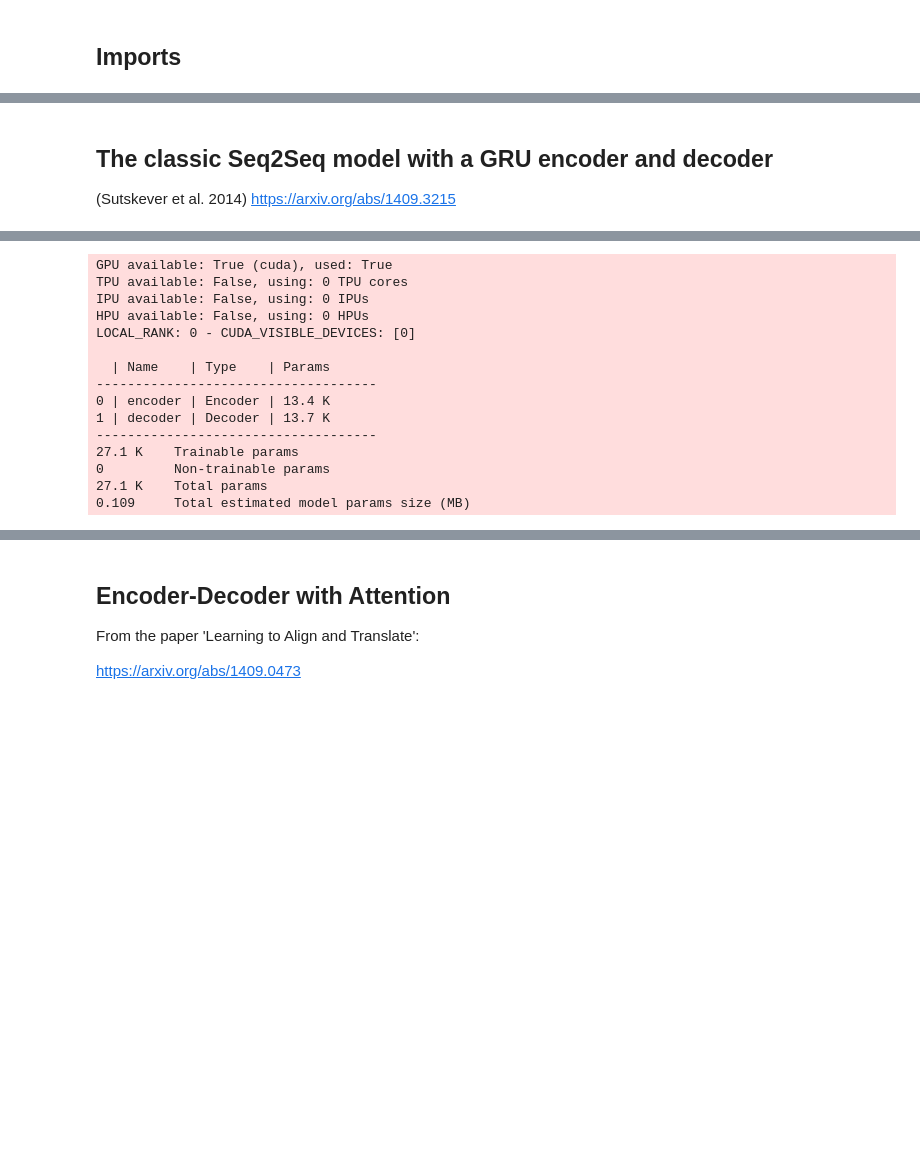
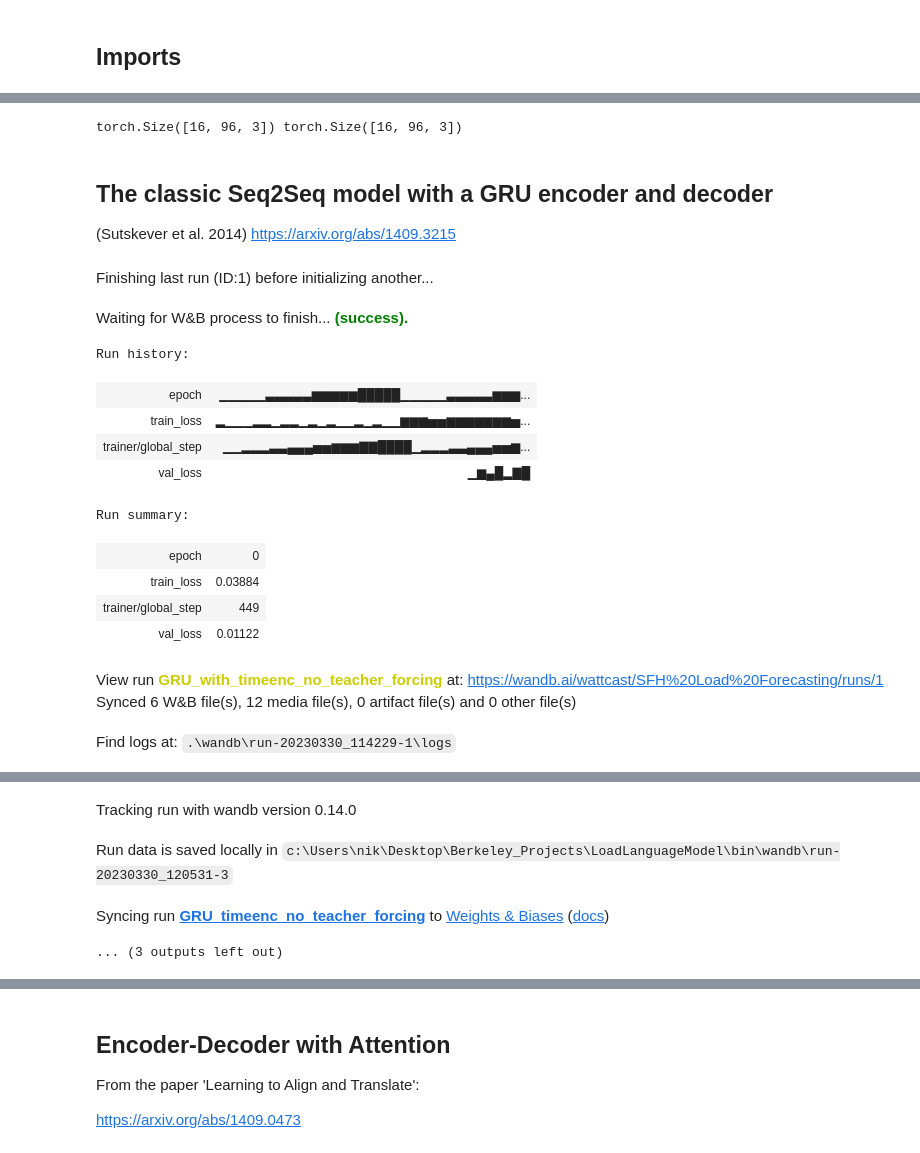
Before and after one commit to NikolausHouben/LoadLanguageModel, a Jupyter notebook: bin/seq2seq_1.ipynb, the cells around one changed output, grey strips where cells are left out. Cells and saved outputs as stored; diff of their text form; code cells hidden in the pictures; blank space fills up the shorter version.

Commit message:
Integrated timeencodings

```diff
--- a/bin/seq2seq_1.ipynb
+++ b/bin/seq2seq_1.ipynb
@@ -110,12 +130,18 @@ class ElectricalLoadDataLoader(DataLoader):
         output_tensor = torch.FloatTensor(output_chunks)
         return input_tensor, output_tensor
 # %%
-train = ElectricalLoadDataset(data_dir='../data', input_chunk_size=96, output_chunk_size=96, split='train', train_ratio=0.8, val_ratio=0.1, test_ratio=0.1, timeenc=True)
+train = ElectricalLoadDataset(data_dir='../data', input_chunk_size=96, output_chunk_size=96, split='train', train_ratio=0.8, val_ratio=0.1, test_ratio=0.1, timeenc=1)
 train_loader = ElectricalLoadDataLoader(train, batch_size=16, shuffle=True)
-val = ElectricalLoadDataset(data_dir='../data', scaler = train.scaler, input_chunk_size=96, output_chunk_size=96, split='val', train_ratio=0.8, val_ratio=0.1, test_ratio=0.1, timeenc=True)
+val = ElectricalLoadDataset(data_dir='../data', scaler = train.scaler, input_chunk_size=96, output_chunk_size=96, split='val', train_ratio=0.8, val_ratio=0.1, test_ratio=0.1,  timeenc=1)
 val_loader = ElectricalLoadDataLoader(val, batch_size=16, shuffle=True)
-test = ElectricalLoadDataset(data_dir='../data', scaler = train.scaler, input_chunk_size=96, output_chunk_size=96, split='test', train_ratio=0.8, val_ratio=0.1, test_ratio=0.1, timeenc=True)
+test = ElectricalLoadDataset(data_dir='../data', scaler = train.scaler, input_chunk_size=96, output_chunk_size=96, split='test', train_ratio=0.8, val_ratio=0.1, test_ratio=0.1,  timeenc=1)
 test_loader = ElectricalLoadDataLoader(test, batch_size=16, shuffle=False)
+# %%
+for i , (input_chunk, output_chunk) in enumerate(train_loader):
+    print(input_chunk.shape, output_chunk.shape)
+    break
+# %% [output]
+torch.Size([16, 96, 3]) torch.Size([16, 96, 3])
 # %% [markdown]
 ## The classic Seq2Seq model with a GRU encoder and decoder
 
@@ -238,7 +263,27 @@ class Seq2Seq(LightningModule):
 # %%
+device = torch.device('cuda:0' if torch.cuda.is_available() else 'cpu')
+enc = Encoder(input_size=3, hidden_size=128, num_layers=1, dropout=0.2)
+dec = Decoder(input_size=3, hidden_size=128, num_layers=1)
+model = Seq2Seq(enc, dec)
 
-device = torch.device('cuda:0' if torch.cuda.is_available() else 'cpu')
-enc = Encoder(input_size=4 , hidden_size=64, num_layers=1, dropout=0.2)
-dec = Decoder(input_size=4, hidden_size=64, num_layers=1)
-model = Seq2Seq(enc, dec)
-wandb_logger = WandbLogger(project = 'SFH Load Forecasting', name = "GRU_classic_with_timeenc_no_teacher_forcing")
+wandb_logger = WandbLogger(project = 'SFH Load Forecasting', name = "GRU_timeenc_no_teacher_forcing", id = "3")
+
+cbs = [EarlyStopping(monitor='val_loss')]
+trainer = pl.Trainer(max_epochs=20, logger = wandb_logger, gpus=1 if torch.cuda.is_available() else 0, callbacks=cbs)
+trainer.fit(model, train_dataloaders=train_loader, val_dataloaders=val_loader)
+# %% [output]
+Finishing last run (ID:1) before initializing another...
+Waiting for W&B process to finish... (success).
+Run history:
+| epoch | ▁▁▁▁▁▃▃▃▃▃▆▆▆▆▆█████▁▁▁▁▁▃▃▃▃▃▆▆▆... |
+| train_loss | ▂▁▁▁▂▂▁▂▂▁▂▁▂▁▁▂▁▂▁▁▆▆▆▅▅▆▆▆▆▆▆▆▅... |
+| trainer/global_step | ▁▁▂▂▂▃▃▄▄▄▅▅▆▆▆▇▇████▁▂▂▂▃▃▄▄▄▅▅▆... |
+| val_loss | ▁▆▄█▂▇█ |
+Run summary:
+| epoch | 0 |
+| train_loss | 0.03884 |
+| trainer/global_step | 449 |
+| val_loss | 0.01122 |
+View run GRU_with_timeenc_no_teacher_forcing at: https://wandb.ai/wattcast/SFH%20Load%20Forecasting/runs/1
+Synced 6 W&B file(s), 12 media file(s), 0 artifact file(s) and 0 other file(s)
+Find logs at: .\wandb\run-20230330_114229-1\logs
@@ -245,23 +291,7 @@ wandb_logger = WandbLogger(project = 'SFH Load Forecasting', name = "GRU_classic
+Tracking run with wandb version 0.14.0
+Run data is saved locally in c:\Users\nik\Desktop\Berkeley_Projects\LoadLanguageModel\bin\wandb\run-20230330_120531-3
+Syncing run GRU_timeenc_no_teacher_forcing to Weights & Biases (docs)
+... (3 outputs left out)
-# %%
-cbs = [EarlyStopping(monitor='val_loss')]
-trainer = pl.Trainer(max_epochs=10, logger = wandb_logger, gpus=1 if torch.cuda.is_available() else 0, callbacks=cbs)
-trainer.fit(model, train_dataloaders=train_loader, val_dataloaders=val_loader)
-# %% [output]
-GPU available: True (cuda), used: True
-TPU available: False, using: 0 TPU cores
-IPU available: False, using: 0 IPUs
-HPU available: False, using: 0 HPUs
-LOCAL_RANK: 0 - CUDA_VISIBLE_DEVICES: [0]
-
-  | Name    | Type    | Params
-------------------------------------
-0 | encoder | Encoder | 13.4 K
-1 | decoder | Decoder | 13.7 K
-------------------------------------
-27.1 K    Trainable params
-0         Non-trainable params
-27.1 K    Total params
-0.109     Total estimated model params size (MB)
 # %%
 trainer.test(model, test_loader)
 # %% [output]
```
Also changed, not shown: parts of 14 cells of this notebook, 6 other files.
